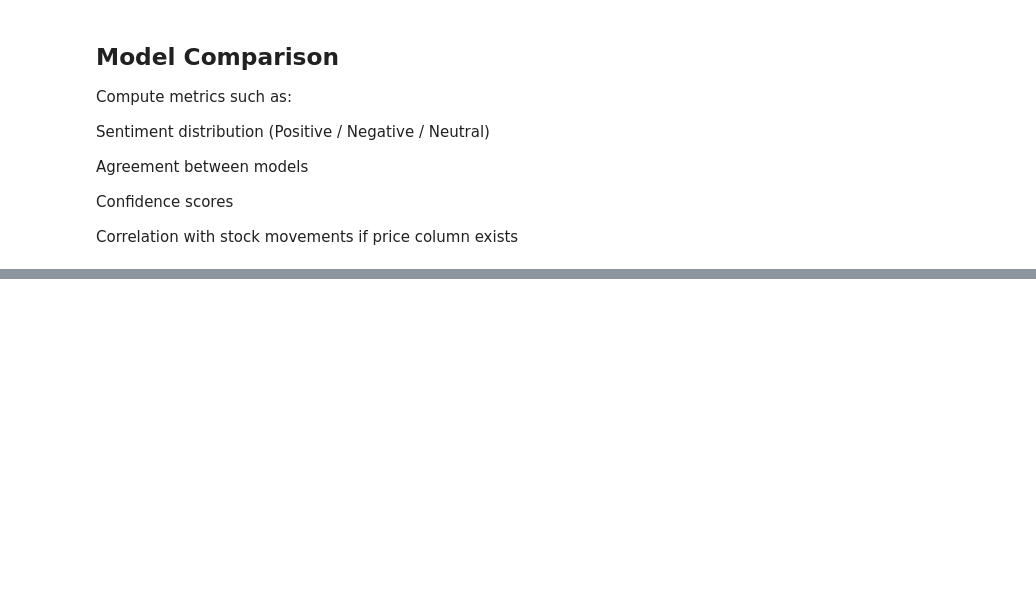
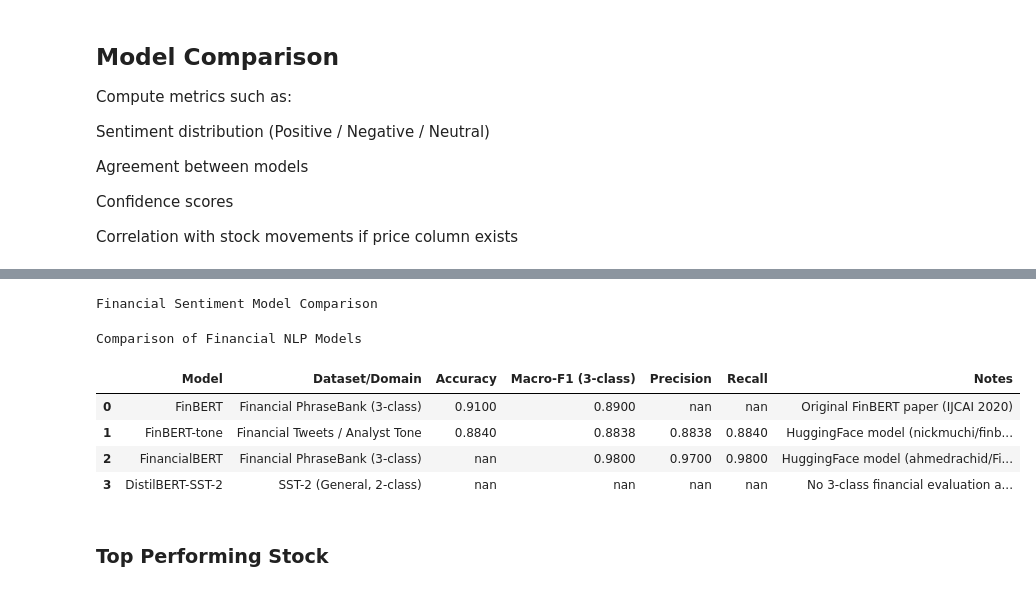
Before and after one commit to Veena24-hub/Intern-Phase-1, a Jupyter notebook: finbert.ipynb, the cells around one changed output, grey strips where cells are left out. Cells and saved outputs as stored; diff of their text form; code cells hidden in the pictures; blank space fills up the shorter version.

```diff
--- a/finbert.ipynb
+++ b/finbert.ipynb
@@ -303,0 +315,44 @@ You seem to be using the pipelines sequentially on GPU. In order to maximize eff
+# %%
+import pandas as pd
+
+# Create a DataFrame with metrics for each model
+data = {
+    "Model": ["FinBERT", "FinBERT-tone", "FinancialBERT", "DistilBERT-SST-2"],
+    "Dataset/Domain": [
+        "Financial PhraseBank (3-class)",
+        "Financial Tweets / Analyst Tone",
+        "Financial PhraseBank (3-class)",
+        "SST-2 (General, 2-class)"
+    ],
+    "Accuracy": [0.91, 0.8840, None, None],
+    "Macro-F1 (3-class)": [0.89, 0.8838, 0.98, None],
+    "Precision": [None, 0.8838, 0.97, None],
+    "Recall": [None, 0.8840, 0.98, None],
+    "Notes": [
+        "Original FinBERT paper (IJCAI 2020)",
+        "HuggingFace model (nickmuchi/finbert-tone)",
+        "HuggingFace model (ahmedrachid/FinancialBERT)",
+        "No 3-class financial evaluation available"
+    ]
+}
+
+df = pd.DataFrame(data)
+
+# Display the comparison table
+print("Financial Sentiment Model Comparison\n")
+display(df.style.set_caption("Comparison of Financial NLP Models")
+        .format(precision=4)
+        .background_gradient(subset=["Macro-F1 (3-class)", "Accuracy"], cmap="Greens"))
+
+# Optional: Save as CSV for report
+df.to_csv("financial_model_comparison.csv", index=False)
+# %% [output]
+Financial Sentiment Model Comparison
+Comparison of Financial NLP Models
+|  | Model | Dataset/Domain | Accuracy | Macro-F1 (3-class) | Precision | Recall | Notes |
+| 0 | FinBERT | Financial PhraseBank (3-class) | 0.9100 | 0.8900 | nan | nan | Original FinBERT paper (IJCAI 2020) |
+| 1 | FinBERT-tone | Financial Tweets / Analyst Tone | 0.8840 | 0.8838 | 0.8838 | 0.8840 | HuggingFace model (nickmuchi/finb... |
+| 2 | FinancialBERT | Financial PhraseBank (3-class) | nan | 0.9800 | 0.9700 | 0.9800 | HuggingFace model (ahmedrachid/Fi... |
+| 3 | DistilBERT-SST-2 | SST-2 (General, 2-class) | nan | nan | nan | nan | No 3-class financial evaluation a... |
+# %% [markdown]
+### Top Performing Stock
```
Also changed, not shown: parts of 15 cells of this notebook.
